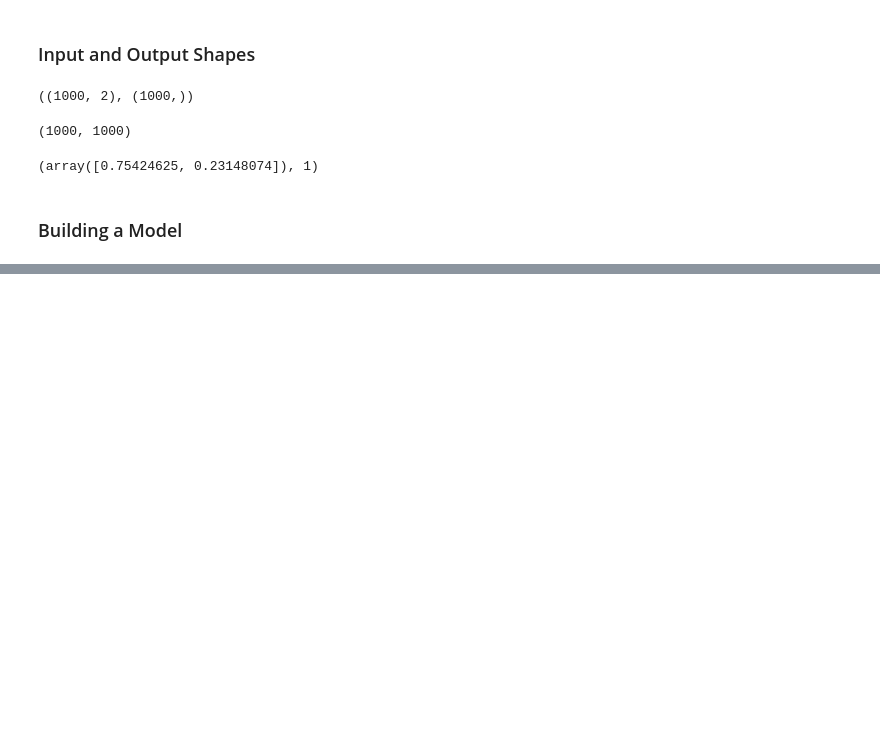
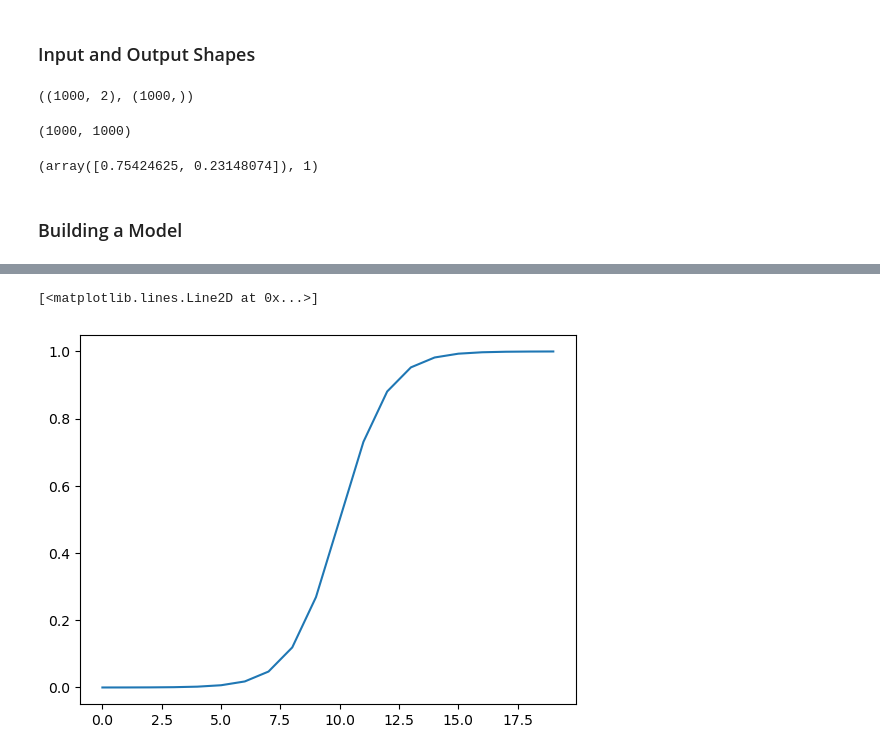
Before and after one commit to teragrammer/data-science-and-machine-learning-cheat-sheet, a Jupyter notebook: tensorflow/review/02-neural-network-classification-with-tensorflow.ipynb, the cells around one changed output, grey strips where cells are left out. Saved outputs shown, nothing was run; the diff lists cells and outputs as text; code cells hidden in the pictures; blank space fills up the shorter version.

```diff
--- a/tensorflow/review/02-neural-network-classification-with-tensorflow.ipynb
+++ b/tensorflow/review/02-neural-network-classification-with-tensorflow.ipynb
@@ -207,0 +251,5 @@ Binary classification
+# %%
+plt.plot(sigmoid(x_sigmoid))
+# %% [output]
+[<matplotlib.lines.Line2D at 0x...>]
+[figure, added]
```
Also changed, not shown: parts of 12 cells of this notebook.
